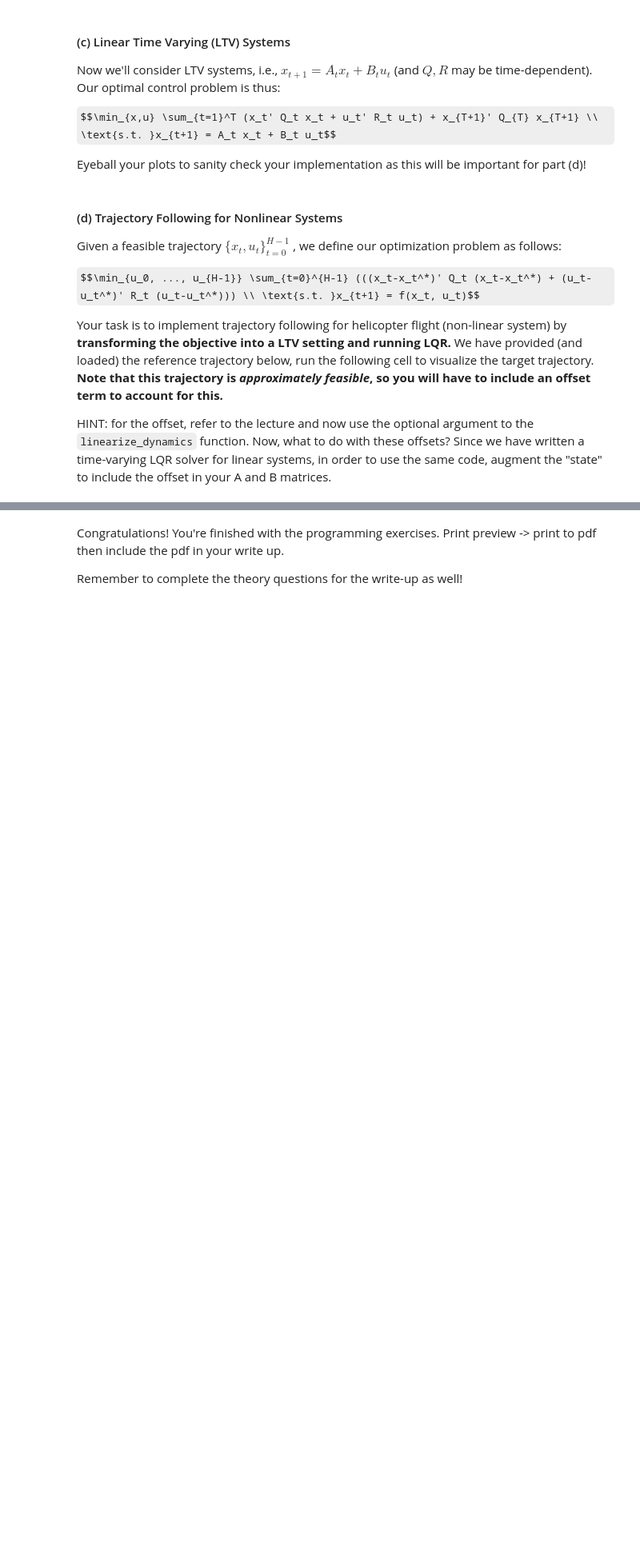
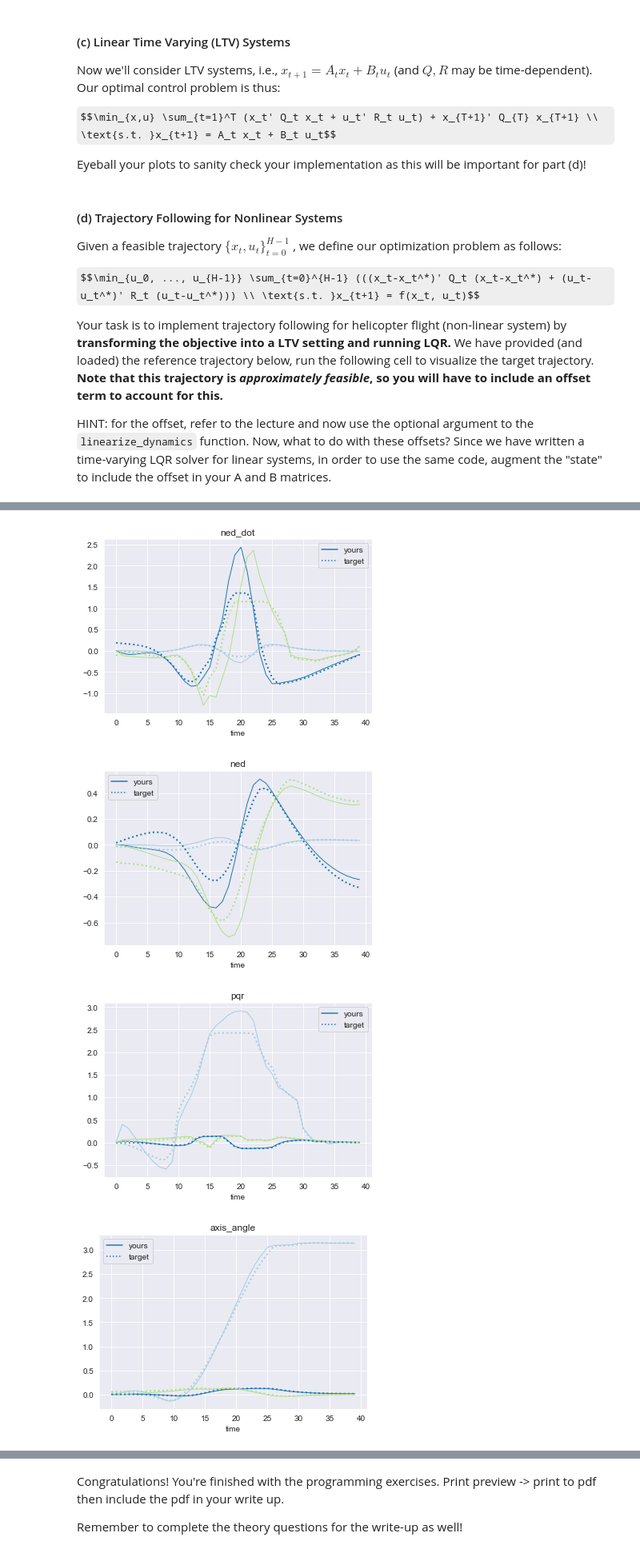
Before and after one commit to tpvt99/robotics, a Jupyter notebook: cs287hw2/lqr.ipynb, the cells around one changed output, grey strips where cells are left out. Shown at 80% size. Cells and saved outputs as stored; diff of their text form; code cells hidden in the pictures; some formulas as TeX source; blank space fills up the shorter version.

```diff
--- a/cs287hw2/lqr.ipynb
+++ b/cs287hw2/lqr.ipynb
@@ -148,10 +171,32 @@ def linearize_dynamics(f, x_ref, u_ref, dt, my_eps, x_ref_tplus1=None):
     A, B = np.zeros((dx, dx)), np.zeros((dx, du))
 
     """YOUR CODE HERE"""
+    for i in range(dx):
+        delta_x = np.zeros((dx,))
+        delta_x[i] = my_eps
+        f_x_forward = f(x_ref + delta_x, u_ref, dt)
+        f_x_backward = f(x_ref - delta_x, u_ref, dt)
+        f_derivatives = (f_x_forward - f_x_backward) / (2 * my_eps)
+        A[:, i] = f_derivatives
+
+    for j in range(du):
+        delta_u = np.zeros((du,))
+        delta_u[j] = my_eps
+        f_x_forward = f(x_ref, u_ref + delta_u, dt)
+        f_x_backward = f(x_ref, u_ref - delta_u, dt)
+        f_derivatives = (f_x_forward - f_x_backward) / (2 * my_eps)
+        B[:, j] = f_derivatives
 
     """YOUR CODE ENDS HERE"""
 
     c = f(x_ref, u_ref, dt) - x_ref_next
+
+    if x_ref_tplus1 is not None:
+        A = np.hstack([A, c.reshape(-1,1)])
+        A = np.vstack([A, np.zeros(A.shape[1])])
+        A[-1,-1] = 1
+        B = np.vstack([B, np.zeros(B.shape[1])])
+
     if len(B.shape) == 1:
         return A, B.reshape(-1, 1), c
     return A, B, c
@@ -374,7 +447,7 @@ def simulate(A_lst, B_lst, K_list, n_starting_states, T, noise=None):
         x[:,0] = starting_states[:,s]
         for t in np.arange(T):
             """YOUR CODE HERE"""
-            u[:,t] =
+            u[:,t] = K_lst[t] @ x[:, t]
             """YOUR CODE ENDS HERE"""
             x[:,t+1] = A_lst[t] @ x[:,t] + B_lst[t] @ u[:,t]
             if noise is not None:
@@ -420,8 +495,9 @@ A_lst, B_lst = [], [] # this should look familiar, maybe your code from part (c)
 
 for t in range(T-1):
     """YOUR CODE HERE"""
-    A_t =
-    B_t =
+    A, B, c = linearize_dynamics(f, x_ref[t, :], u_ref[t,:], dt, my_eps, x_ref[t+1, :])
+    A_t = A
+    B_t = B
     """YOUR CODE ENDS HERE"""
     A_lst.append(A_t)
     B_lst.append(B_t)
@@ -446,31 +522,37 @@ def simulate(K_lst, f, x_ref, u_ref, dt, n_starting_states, T, noise=None):
         cp = sns.color_palette("Paired")
         a, b = sim[idx[label]], ref[idx[label]]
         [plt.plot(a[i], linewidth=1, color=cp[i]) for i in range(a.shape[0])]
         [plt.plot(b[i], linewidth=2, linestyle=':', color=cp[i]) for i in range(b.shape[0])]
         legend_elements = [Line2D([0], [0], label='yours'),Line2D([0], [0], linestyle=':', label='target')]
         plt.legend(handles=legend_elements)
         plt.xlabel('time')
         plt.title(label)
         plt.show()
 
     for s in np.arange(n_starting_states):
         x, u = np.zeros((x_ref.shape[1], T)), np.zeros((u_ref.shape[1], T))
         x[:,0] = starting_states[:,s]
         for t in np.arange(T-1):
             """YOUR CODE HERE"""
-            u[:,t] =
+            z_state_t = np.hstack([x[:,t], 1]) # Because of offset c
+            u[:, t] = u_ref[t, :] + K_lst[T-2-t] @ (z_state_t - np.hstack([x_ref[t, :], 0]))
             """YOUR CODE ENDS HERE"""
             x[:,t+1] = f(x[:,t], u[:,t], dt)
             if noise is not None:
                 x[:,t+1] += noise[:,t]
         keys = ["ned_dot", "ned", "pqr", "axis_angle"]
         for key in keys:
             disp(x, x_ref.T, key)
 
 
 # simulate (reference trajectory depicted by dotted lines)
 starting_states = x_init.reshape(-1,1)
 simulate(K_list, f, x_ref, u_ref, dt, 1, T)
 
 # now with noise!
 simulate(K_list, f, x_ref, u_ref, dt, 1, T, noise = np.random.normal(scale=.1, size=(x_ref.shape[1], T)))
+# %% [output]
+[figure, added]
+[figure, added]
+[figure, added]
+[figure, added]
```
Also changed, not shown: parts of 12 cells of this notebook, 5 other files.
